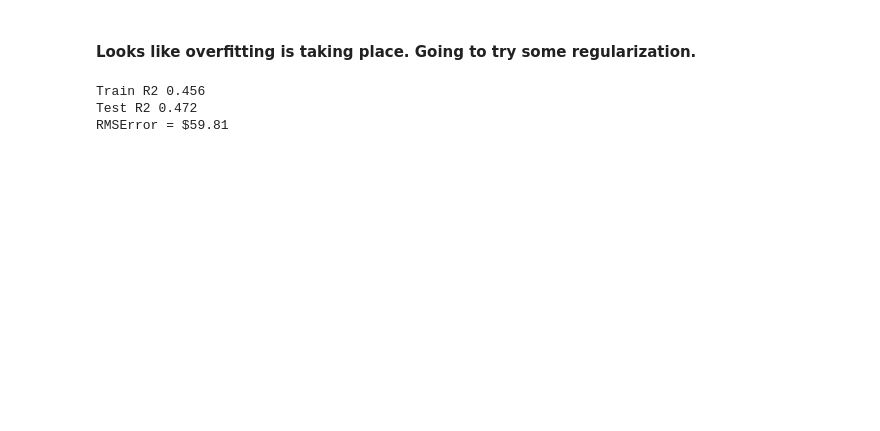
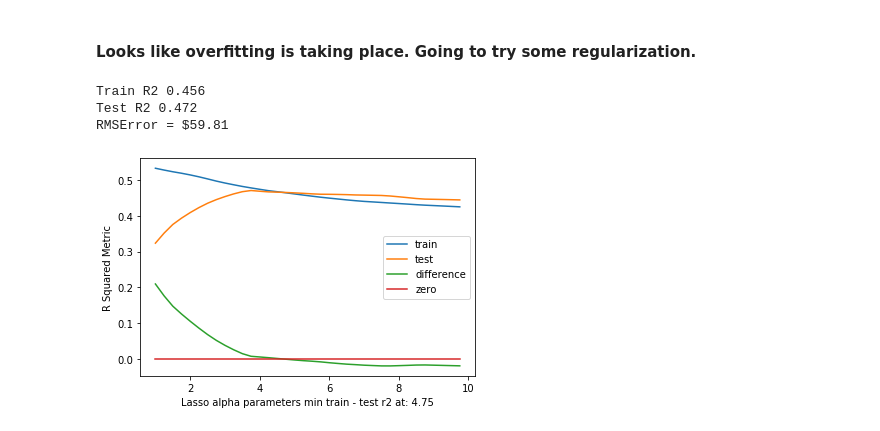
Before and after one commit to scottkds/metis_project2, a Jupyter notebook: notebooks/Linear_Regression_MVP.ipynb, the cells around one changed output. Drawn from its saved outputs; the diff is of its cells as text; code cells hidden in the pictures; blank space fills up the shorter version.

```diff
--- a/notebooks/Linear_Regression_MVP.ipynb
+++ b/notebooks/Linear_Regression_MVP.ipynb
@@ -194 +231,11 @@ RMSError = $59.81
+# %%
+plt.plot(test_alphas, r_squares_train)
+plt.plot(test_alphas, r_squares_test)
+plt.plot(test_alphas, r_diffs)
+plt.plot(test_alphas, np.zeros(len(test_alphas)))
+plt.legend(['train', 'test', 'difference', 'zero'])
+plt.ylabel('R Squared Metric')
+plt.xlabel('Lasso alpha parameters min train - test r2 at: {}'.format(min_alpha));
+# %% [output]
+[figure, added]
 # %%
```
Also changed, not shown: parts of 18 cells of this notebook, 3 other files.
